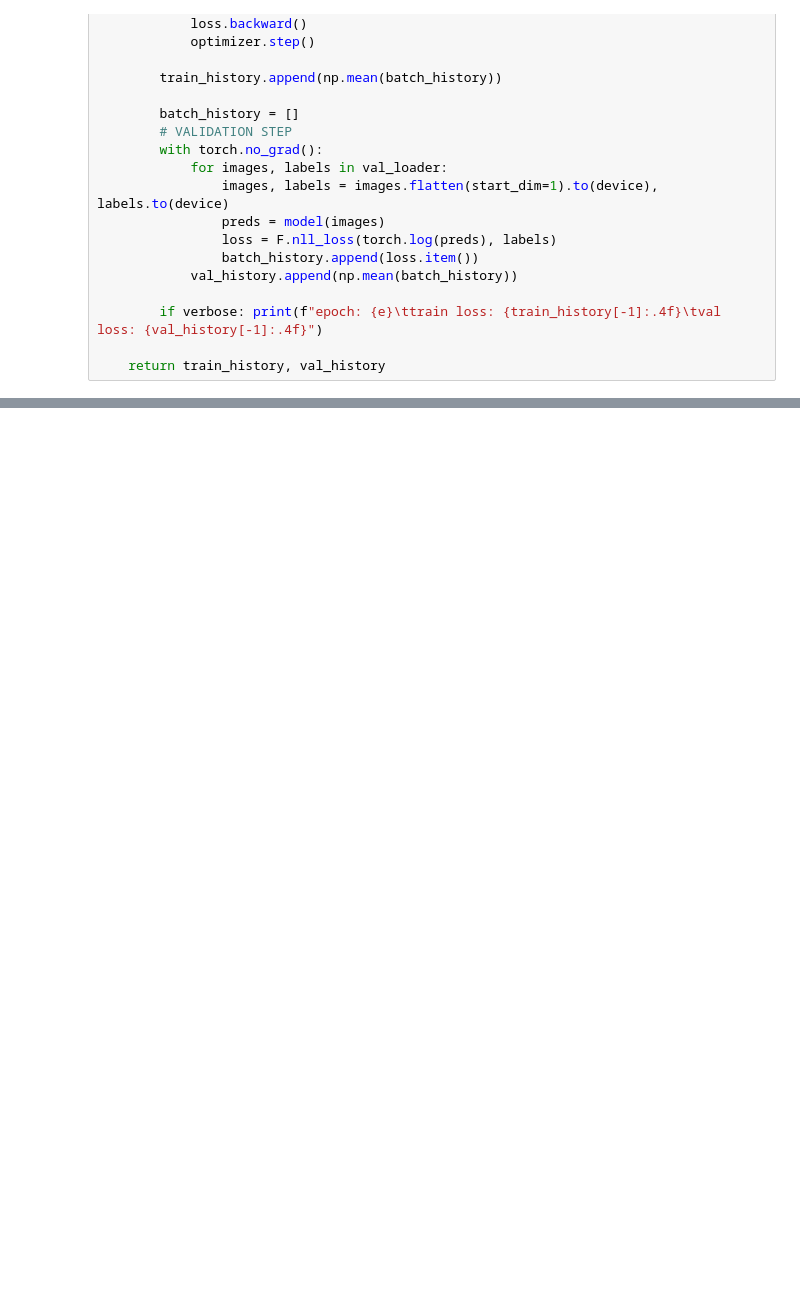
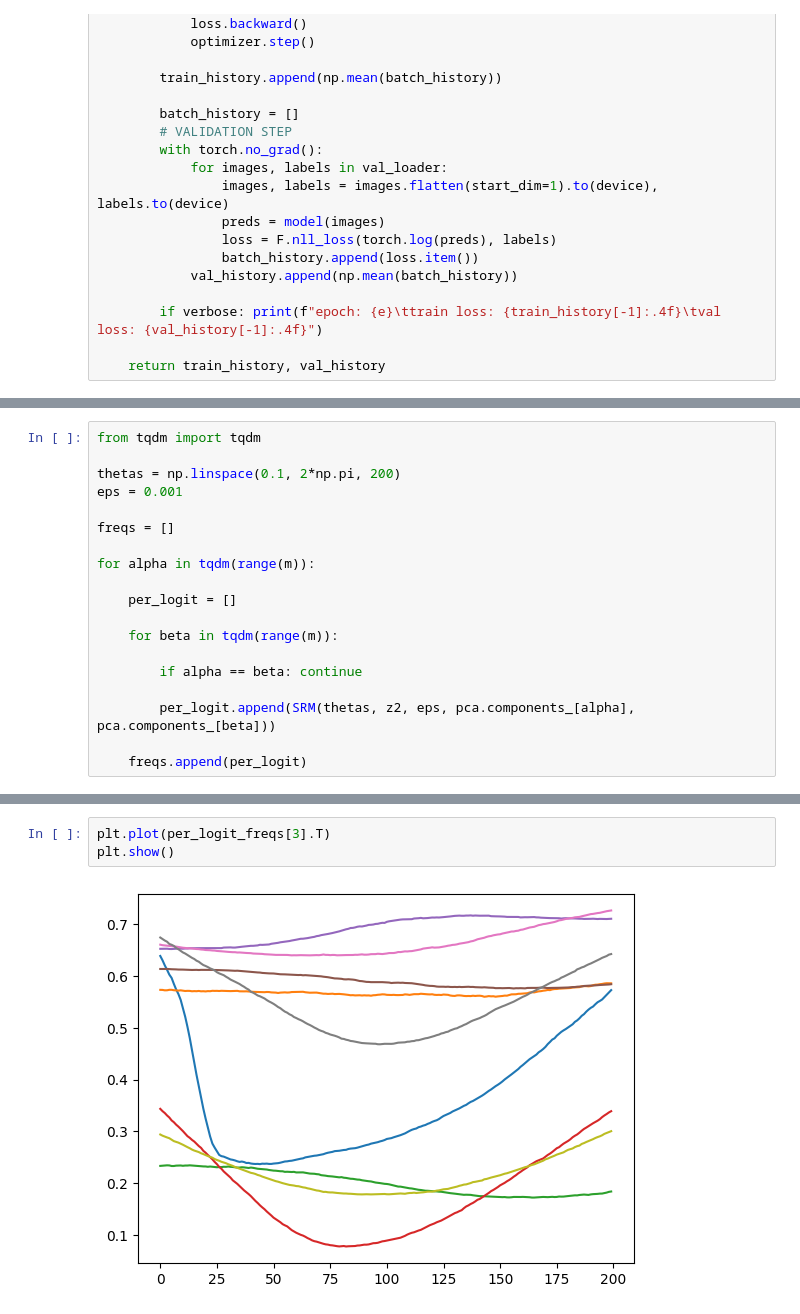
Before and after one commit to Janko-dev/data_analysis_and_machine_learning, a Jupyter notebook: notebooks/spotlight_resonance_method.ipynb, the cells around one changed output, grey strips where cells are left out. Drawn from its saved outputs; the diff is of its cells as text; blank space fills up the shorter version.

```diff
--- a/notebooks/spotlight_resonance_method.ipynb
+++ b/notebooks/spotlight_resonance_method.ipynb
@@ -200,0 +227,19 @@ plt.plot(freqs)
+# %%
+from tqdm import tqdm
+
+thetas = np.linspace(0.1, 2*np.pi, 200)
+eps = 0.001
+
+freqs = []
+
+for alpha in tqdm(range(m)):
+
+    per_logit = []
+
+    for beta in tqdm(range(m)):
+
+        if alpha == beta: continue
+
+        per_logit.append(SRM(thetas, z2, eps, pca.components_[alpha], pca.components_[beta]))
+
+    freqs.append(per_logit)
@@ -200,0 +252,5 @@ plt.plot(freqs)
+# %%
+plt.plot(per_logit_freqs[3].T)
+plt.show()
+# %% [output]
+[figure, added]
```
Also changed, not shown: parts of 16 cells of this notebook, 6 other files.
